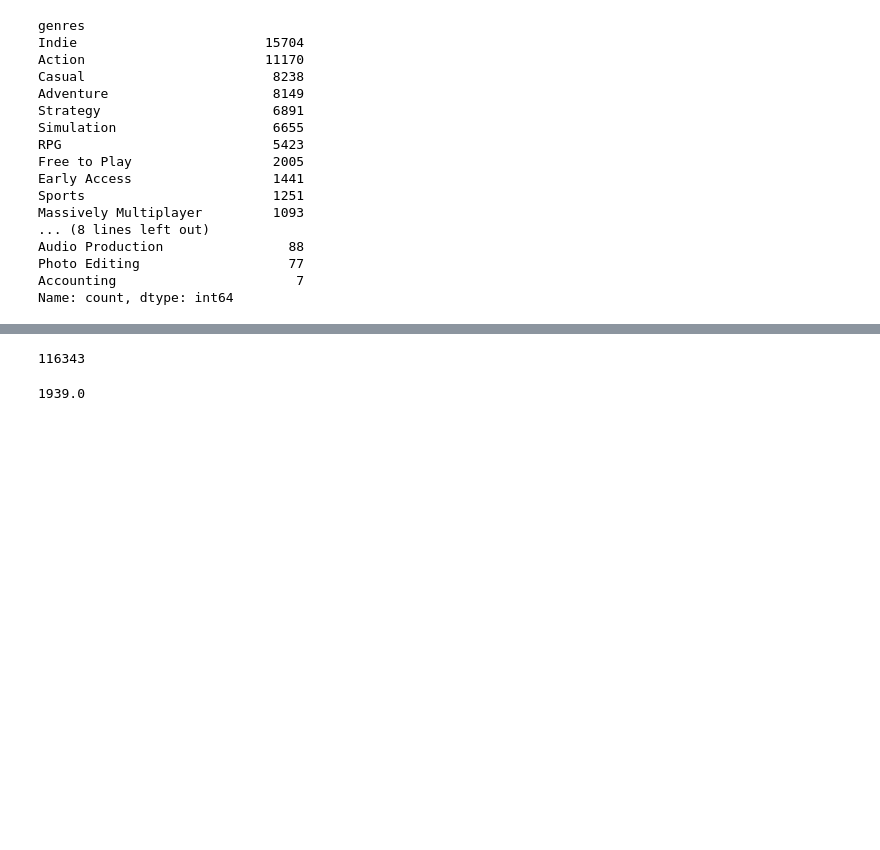
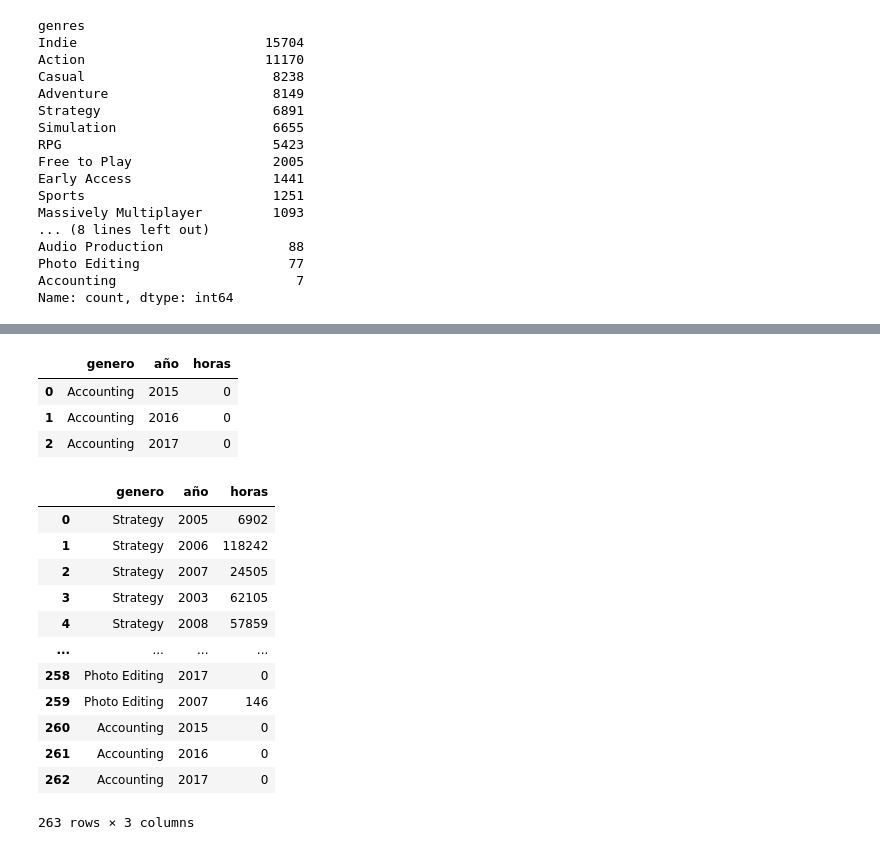
Before and after one commit to jaraycode/steam_games_mlops, a Jupyter notebook: ETL.ipynb, the cells around one changed output, grey strips where cells are left out. Drawn from its saved outputs; the diff is of its cells as text; code cells hidden in the pictures; blank space fills up the shorter version.

```diff
--- a/ETL.ipynb
+++ b/ETL.ipynb
@@ -381,33 +380,18 @@ Accounting
 # %%
 ugenres = games['genres'].unique()
 hour_year_genre = []
-for g in ugenres:
-    games_with_genre = games[games['genres'] == g]
-    years = games_with_genre['año'].unique()
-    print(years)
-    for gwg in years:
-        tiempo = []
-        playtime_genre = 0
-        games_with_genre_year = games_with_genre[games_with_genre['año'] == gwg]
-        for gwgy in games_with_genre_year['id']:
-            for i in items['user_id']:
-                items_owned = pd.DataFrame(columns=['item_id', 'item_name','playtime_forever','playtime_2weeks'])
-                usuario = items[items['user_id'] == i];
-                for ui in usuario['items']:
-                    aux = pd.DataFrame(ui, columns=items_owned.columns)
-                    items_owned = pd.concat([aux, items_owned],ignore_index=True)
-                items_owned = items_owned.sort_values(by='playtime_forever',ascending=False)
-                items_owned = items_owned.drop_duplicates(subset=['item_id','item_name'])
-                items_owned = items_owned[items_owned['item_id'] == gwgy]
-                if not items_owned.empty:
-                    tiempo.append(items_owned['playtime_forever'].values[0])
-                    print(tiempo)
-        for x in tiempo:
+g = 'Adventure'
+games_with_genre = games[games['genres'] == g]
+years = games_with_genre['año'].unique()
+print(f'Tiene :{years.__len__()} datos')
+for gwg in years:
+    playtime_genre = 0
+    games_with_genre_year = games_with_genre[games_with_genre['año'] == gwg]
+    for gwgy in games_with_genre_year['id']:
+        item_sum = items_for_all_users[items_for_all_users['item_id'] == gwgy]
+        for x in item_sum['playtime_forever']:
             playtime_genre += x
-        playtime_genre = round(playtime_genre/60,0)
-        print('llegar')
-        hour_year_genre.append({"genero":g,"año":gwg,"horas":int(playtime_genre)})
-
-playtime = pd.DataFrame(hour_year_genre,columns=['genero','año','horas'])
-playtime
+    playtime_genre = round(playtime_genre/60,0)
+    print(f'Ronda: {gwg}')
+    hour_year_genre.append({"genero":g,"año":gwg,"horas":int(playtime_genre)})
 # %% [output]
@@ -452,13 +415,26 @@ hour_year_genre
-# %%
-playtime_genre = 0
-for x in tiempo:
-    playtime_genre += x
-
-print(playtime_genre)
-# %% [output]
-116343
-# %%
-playtime_genre = round(playtime_genre/60,0)
-print(playtime_genre)
-# %% [output]
-1939.0
+# %%
+playtime = pd.DataFrame(hour_year_genre,columns=['genero','año','horas'])
+playtime
+# %% [output]
+|  | genero | año | horas |
+| 0 | Accounting | 2015 | 0 |
+| 1 | Accounting | 2016 | 0 |
+| 2 | Accounting | 2017 | 0 |
+# %%
+aux = pd.DataFrame(hour_year_genre,columns=['genero','año','horas'])
+playtime = pd.concat([aux,playtime], ignore_index=True)
+playtime
+# %% [output]
+|  | genero | año | horas |
+| 0 | Strategy | 2005 | 6902 |
+| 1 | Strategy | 2006 | 118242 |
+| 2 | Strategy | 2007 | 24505 |
+| 3 | Strategy | 2003 | 62105 |
+| 4 | Strategy | 2008 | 57859 |
+| ... | ... | ... | ... |
+| 258 | Photo Editing | 2017 | 0 |
+| 259 | Photo Editing | 2007 | 146 |
+| 260 | Accounting | 2015 | 0 |
+| 261 | Accounting | 2016 | 0 |
+| 262 | Accounting | 2017 | 0 |
+263 rows × 3 columns
```
Also changed, not shown: parts of 10 cells of this notebook, 4 other files.
